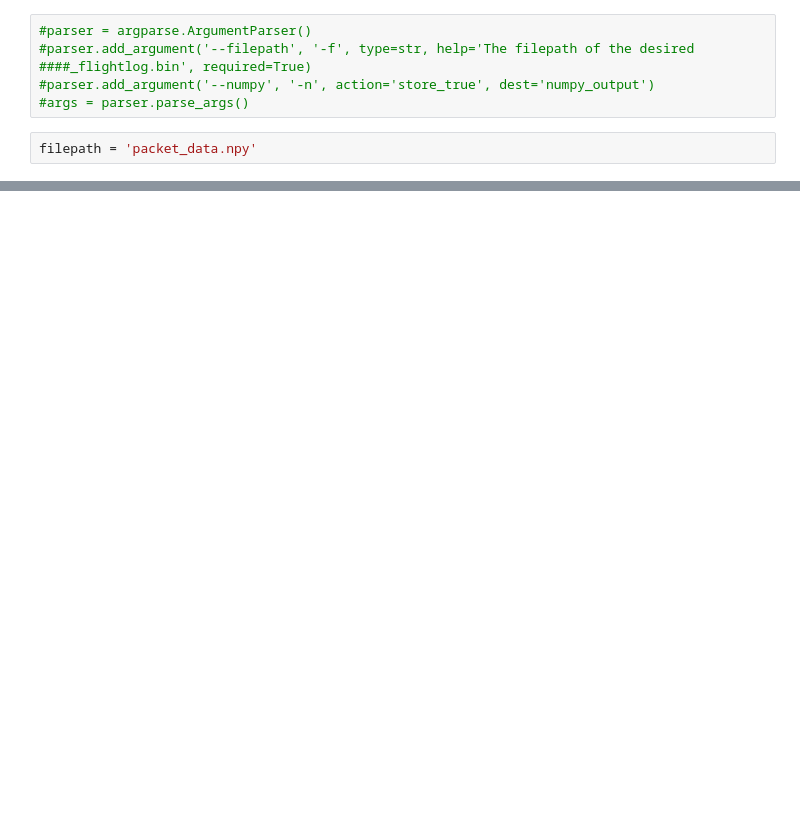
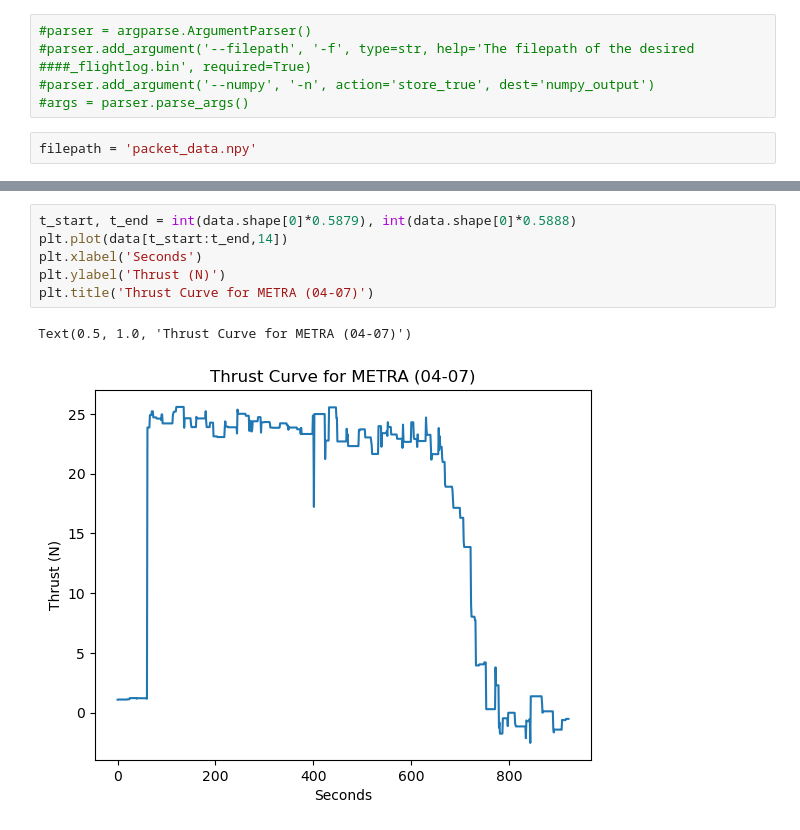
Before and after one commit to Rutgers-RPL/FlightDataAnalysis, a Jupyter notebook: gravityOffsetCalcs.ipynb, the cells around one changed output, grey strips where cells are left out. Cells and saved outputs as stored; diff of their text form; blank space fills up the shorter version.

```diff
--- a/gravityOffsetCalcs.ipynb
+++ b/gravityOffsetCalcs.ipynb
@@ -26,0 +50,9 @@ for i in range(len(data)):
+# %%
+t_start, t_end = int(data.shape[0]*0.5879), int(data.shape[0]*0.5888)
+plt.plot(data[t_start:t_end,14])
+plt.xlabel('Seconds')
+plt.ylabel('Thrust (N)')
+plt.title('Thrust Curve for METRA (04-07)')
+# %% [output]
+Text(0.5, 1.0, 'Thrust Curve for METRA (04-07)')
+[figure, added]
```
Also changed, not shown: parts of 10 cells of this notebook.
